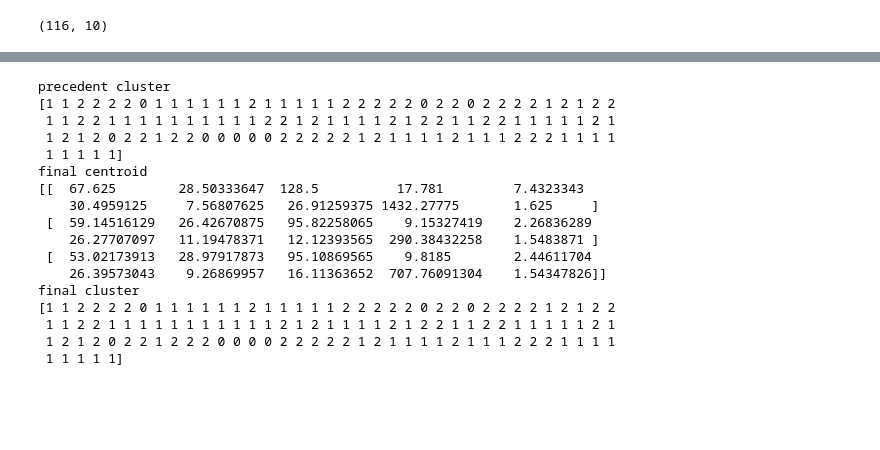
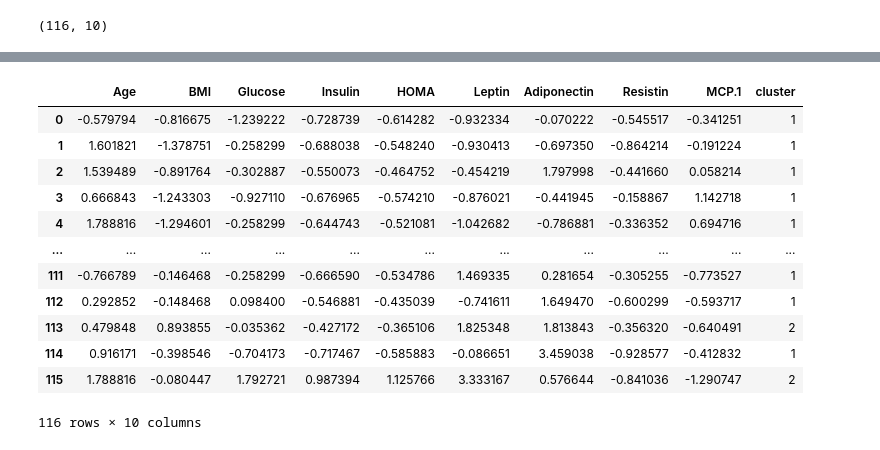
Before and after one commit to moussahassana/datascince-groupe6, a Jupyter notebook: TP groupe 6 kmeans-from-scratch.ipynb, the cells around one changed output, grey strips where cells are left out. Saved outputs shown, nothing was run; the diff lists cells and outputs as text; code cells hidden in the pictures; blank space fills up the shorter version.

```diff
--- a/TP groupe 6 kmeans-from-scratch.ipynb
+++ b/TP groupe 6 kmeans-from-scratch.ipynb
@@ -123,4 +123,23 @@ NameError: name 'sns' is not defined
 data.shape
 # %% [output]
 (116, 10)
+# %%
+data_init=data
+# Convert to DataFrame
+df = pd.DataFrame(data)
+
+# Separate features and target
+X = df.drop(columns=['Classification'])
+y = df['Classification']
+
+# Initialize scaler
+# Choose either StandardScaler or MinMaxScaler
+scaler = StandardScaler()  # or MinMaxScaler()
+
+# Fit and transform the data
+X_normalized = scaler.fit_transform(X)
+
+# Convert back to DataFrame
+df_normalized = pd.DataFrame(X_normalized, columns=X.columns)
+data=df_normalized # update data normalized without
 # %%
@@ -173,3 +189,17 @@ print(updateCentroids(data,clusters,len(centroids),centroids))
+# %%
+def elbow(X, max_clusters=10):
+    """
+    Utilise la méthode du coude pour trouver le nombre optimal de clusters.
+    Utilise la libraire kneed pour recuperer cette valeur
+
+    Paramètres:
+        X (numpy.ndarray): Jeu de données à clusteriser
+        max_clusters (int): Nombre maximal de clusters à considérer (par défaut=10)
+
+    Retourne:
+        List: Liste des inerties intra-cluster pour chaque nombre de clusters testé
+    """
+    return k
 # %%
 class Kmeans:
     """
@@ -313,24 +333,21 @@ class Kmeans:
         """
         pass
 # %%
-kmeans= Kmeans(3)
+kmeans= Kmeans(data,3,True)
-# %%
-kmeans.fit(data)
-# %% [output]
-precedent cluster
-[1 1 2 2 2 2 0 1 1 1 1 1 1 2 1 1 1 1 1 2 2 2 2 2 0 2 2 0 2 2 2 2 1 2 1 2 2
- 1 1 2 2 1 1 1 1 1 1 1 1 1 1 2 2 1 2 1 1 1 1 2 1 2 2 1 1 2 2 1 1 1 1 1 2 1
- 1 2 1 2 0 2 2 1 2 2 0 0 0 0 0 2 2 2 2 2 1 2 1 1 1 1 2 1 1 1 2 2 2 1 1 1 1
- 1 1 1 1 1]
-final centroid
-[[  67.625        28.50333647  128.5          17.781         7.4323343
-    30.4959125     7.56807625   26.91259375 1432.27775       1.625     ]
- [  59.14516129   26.42670875   95.82258065    9.15327419    2.26836289
-    26.27707097   11.19478371   12.12393565  290.38432258    1.5483871 ]
- [  53.02173913   28.97917873   95.10869565    9.8185        2.44611704
-    26.39573043    9.26869957   16.11363652  707.76091304    1.54347826]]
-final cluster
-[1 1 2 2 2 2 0 1 1 1 1 1 1 2 1 1 1 1 1 2 2 2 2 2 0 2 2 0 2 2 2 2 1 2 1 2 2
- 1 1 2 2 1 1 1 1 1 1 1 1 1 1 1 2 1 2 1 1 1 1 2 1 2 2 1 1 2 2 1 1 1 1 1 2 1
- 1 2 1 2 0 2 2 1 2 2 2 0 0 0 0 2 2 2 2 2 1 2 1 1 1 1 2 1 1 1 2 2 2 1 1 1 1
- 1 1 1 1 1]
+# %%
+data_classify=kmeans.fit()
+data_classify[0]
+# %% [output]
+|  | Age | BMI | Glucose | Insulin | HOMA | Leptin | Adiponectin | Resistin | MCP.1 | cluster |
+| 0 | -0.579794 | -0.816675 | -1.239222 | -0.728739 | -0.614282 | -0.932334 | -0.070222 | -0.545517 | -0.341251 | 1 |
+| 1 | 1.601821 | -1.378751 | -0.258299 | -0.688038 | -0.548240 | -0.930413 | -0.697350 | -0.864214 | -0.191224 | 1 |
+| 2 | 1.539489 | -0.891764 | -0.302887 | -0.550073 | -0.464752 | -0.454219 | 1.797998 | -0.441660 | 0.058214 | 1 |
+| 3 | 0.666843 | -1.243303 | -0.927110 | -0.676965 | -0.574210 | -0.876021 | -0.441945 | -0.158867 | 1.142718 | 1 |
+| 4 | 1.788816 | -1.294601 | -0.258299 | -0.644743 | -0.521081 | -1.042682 | -0.786881 | -0.336352 | 0.694716 | 1 |
+| ... | ... | ... | ... | ... | ... | ... | ... | ... | ... | ... |
+| 111 | -0.766789 | -0.146468 | -0.258299 | -0.666590 | -0.534786 | 1.469335 | 0.281654 | -0.305255 | -0.773527 | 1 |
+| 112 | 0.292852 | -0.148468 | 0.098400 | -0.546881 | -0.435039 | -0.741611 | 1.649470 | -0.600299 | -0.593717 | 1 |
+| 113 | 0.479848 | 0.893855 | -0.035362 | -0.427172 | -0.365106 | 1.825348 | 1.813843 | -0.356320 | -0.640491 | 2 |
+| 114 | 0.916171 | -0.398546 | -0.704173 | -0.717467 | -0.585883 | -0.086651 | 3.459038 | -0.928577 | -0.412832 | 1 |
+| 115 | 1.788816 | -0.080447 | 1.792721 | 0.987394 | 1.125766 | 3.333167 | 0.576644 | -0.841036 | -1.290747 | 2 |
+116 rows × 10 columns
```
Also changed, not shown: parts of 10 cells of this notebook.
